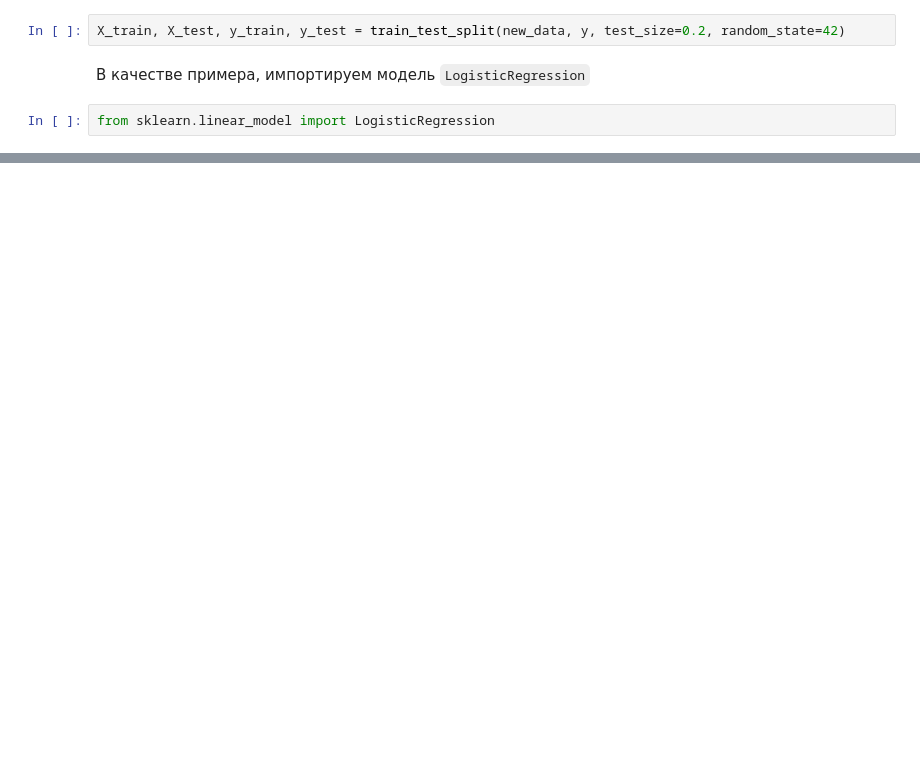
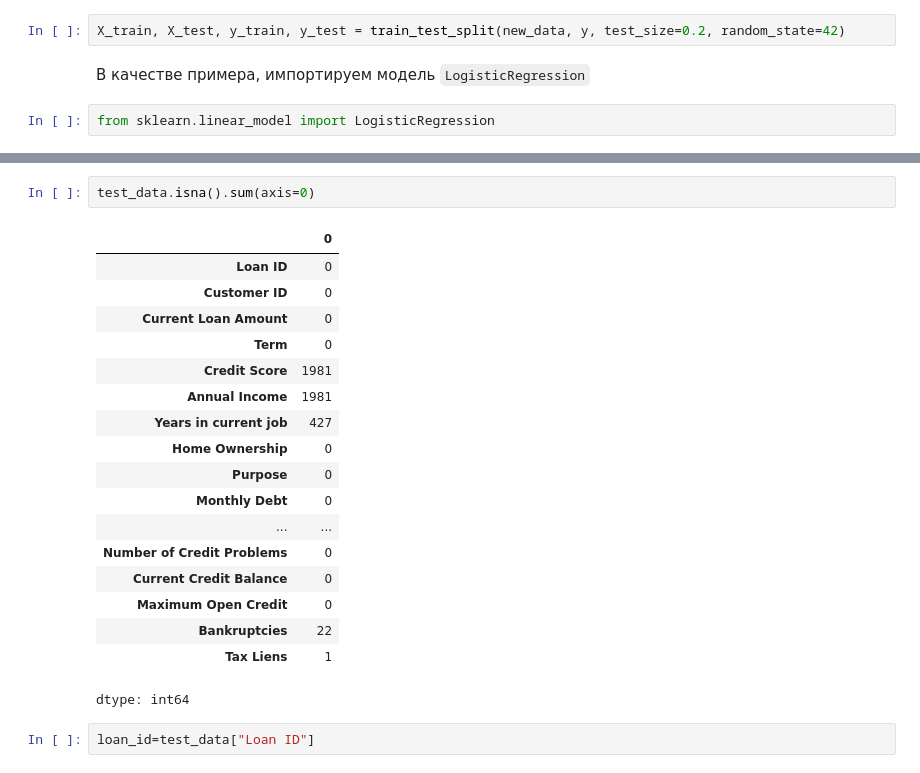
Before and after one commit to maksim267/Credit_Scoring, a Jupyter notebook: Кредитный_скоринг.ipynb, the cells around one changed output, grey strips where cells are left out. Cells and saved outputs as stored; diff of their text form; blank space fills up the shorter version.

```diff
--- a/Кредитный_скоринг.ipynb
+++ b/Кредитный_скоринг.ipynb
@@ -506,0 +746,23 @@ for name, model in models.items():
+# %%
+test_data.isna().sum(axis=0)
+# %% [output]
+|  | 0 |
+| Loan ID | 0 |
+| Customer ID | 0 |
+| Current Loan Amount | 0 |
+| Term | 0 |
+| Credit Score | 1981 |
+| Annual Income | 1981 |
+| Years in current job | 427 |
+| Home Ownership | 0 |
+| Purpose | 0 |
+| Monthly Debt | 0 |
+| ... | ... |
+| Number of Credit Problems | 0 |
+| Current Credit Balance | 0 |
+| Maximum Open Credit | 0 |
+| Bankruptcies | 22 |
+| Tax Liens | 1 |
+dtype: int64
+# %%
+loan_id=test_data["Loan ID"]
```
Also changed, not shown: parts of 38 cells of this notebook.
